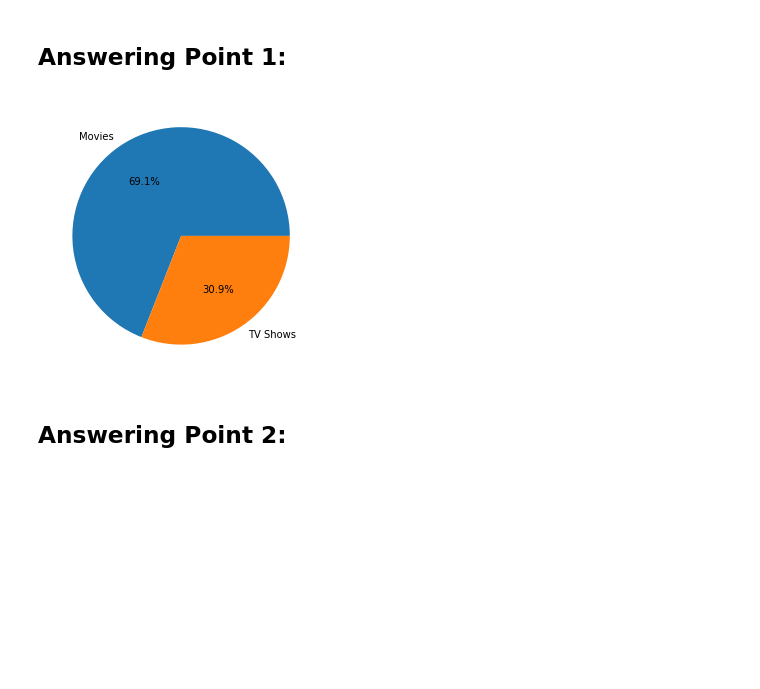
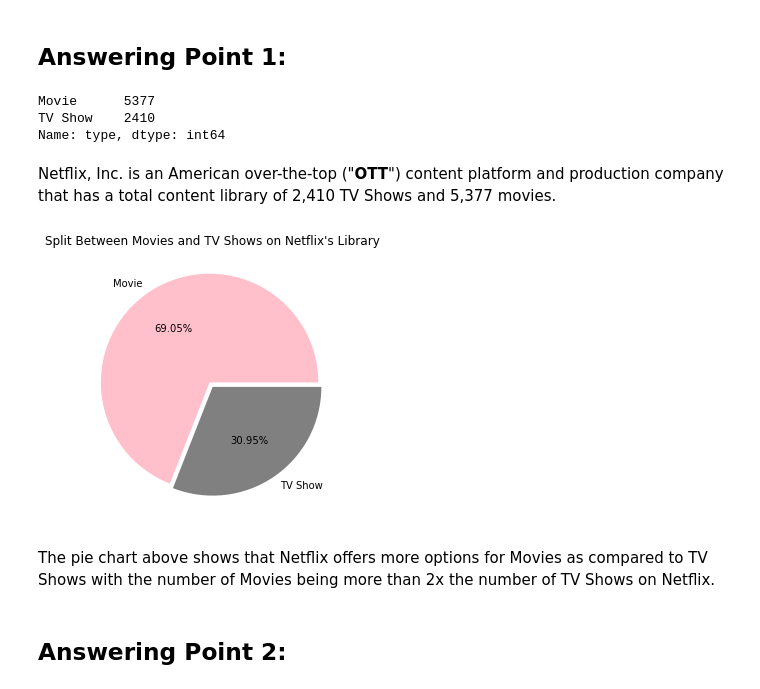
Before and after one commit to cjonwei/GA_Final_Project, a Jupyter notebook: eda.ipynb, the cells around one changed output. Saved outputs shown, nothing was run; the diff lists cells and outputs as text; code cells hidden in the pictures; blank space fills up the shorter version.

```diff
--- a/eda.ipynb
+++ b/eda.ipynb
@@ -208,13 +200,27 @@ Name: show_id, Length: 7787, dtype: object>
 (7) Who are the top directors contributing to Netflix's library
 # %% [markdown]
 ## Answering Point 1:
+# %%
+netflix_titles.type.value_counts()
+# %% [output]
+Movie      5377
+TV Show    2410
+Name: type, dtype: int64
+# %% [markdown]
+Netflix, Inc. is an American over-the-top ("**OTT**") content platform and production company that has a total content library of 2,410 TV Shows and 5,377 movies.
 # %%
 #What is the breakdown of TV Shows and Movies on Netflix?
 plt.figure(figsize=(5,5))
-TypesBreakdown=netflix_titles.type.value_counts()
-plt.pie(TypesBreakdown.values,labels=["Movies","TV Shows"],autopct="%1.1f%%");
+plt.pie(netflix_titles['type'].value_counts(),
+        labels=netflix_titles['type'].value_counts().index,
+        explode=[0.05, 0],
+        autopct='%1.2f%%',
+        colors=['Pink','Grey'])
+plt.title("Split Between Movies and TV Shows on Netflix's Library");
 # %% [output]
-[figure, old version]
+[figure, new version]
+# %% [markdown]
+The pie chart above shows that Netflix offers more options for Movies as compared to TV Shows with the number of Movies being more than 2x the number of TV Shows on Netflix.
 # %% [markdown]
 ## Answering Point 2:
 # %%
```
Also changed, not shown: parts of 7 cells of this notebook.
